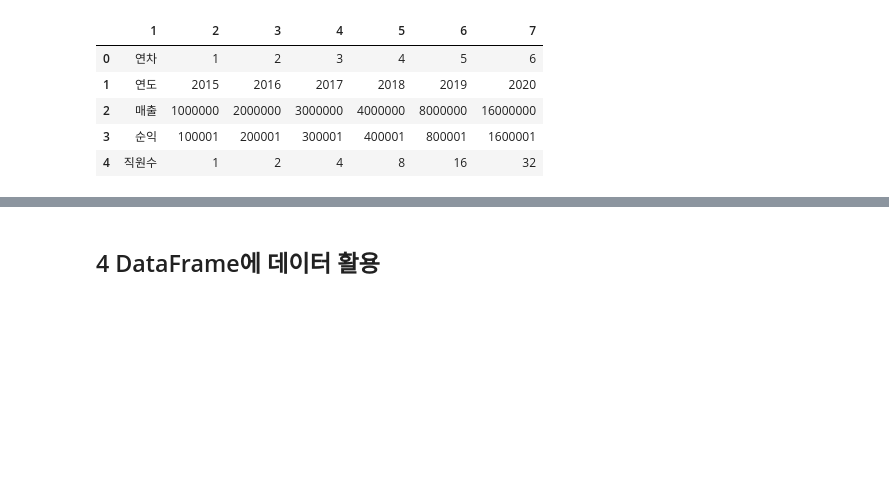
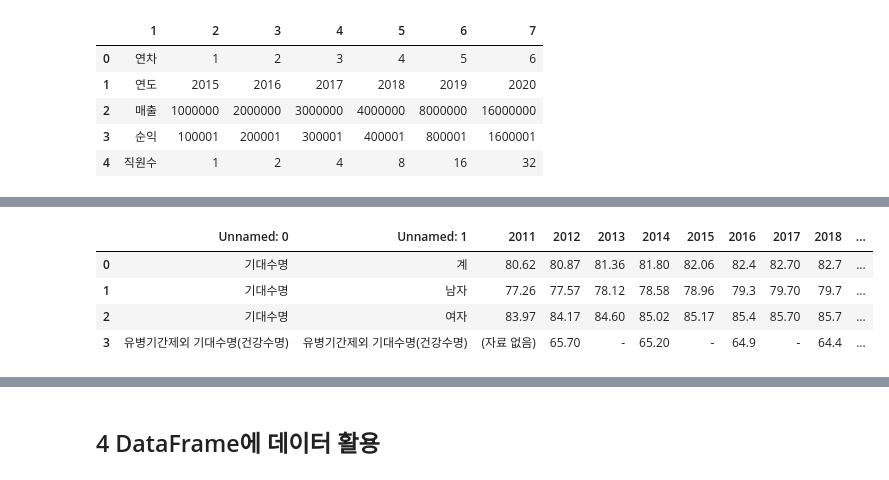
Before and after one commit to 7SH7/data_analysis_python, a Jupyter notebook: pandas_학생용.ipynb, the cells around one changed output, grey strips where cells are left out. Drawn from its saved outputs; the diff is of its cells as text; code cells hidden in the pictures; blank space fills up the shorter version.

```diff
--- a/pandas_학생용.ipynb
+++ b/pandas_학생용.ipynb
@@ -544,0 +1262,8 @@ df = pd.read_html('https://ko.wikipedia.org/wiki/%EB%8C%80%ED%95%9C%EB%AF%BC%EA%
+# %%
+df[1]
+# %% [output]
+|  | Unnamed: 0 | Unnamed: 1 | 2011 | 2012 | 2013 | 2014 | 2015 | 2016 | 2017 | 2018 | ... |
+| 0 | 기대수명 | 계 | 80.62 | 80.87 | 81.36 | 81.80 | 82.06 | 82.4 | 82.70 | 82.7 | ... |
+| 1 | 기대수명 | 남자 | 77.26 | 77.57 | 78.12 | 78.58 | 78.96 | 79.3 | 79.70 | 79.7 | ... |
+| 2 | 기대수명 | 여자 | 83.97 | 84.17 | 84.60 | 85.02 | 85.17 | 85.4 | 85.70 | 85.7 | ... |
+| 3 | 유병기간제외 기대수명(건강수명) | 유병기간제외 기대수명(건강수명) | (자료 없음) | 65.70 | - | 65.20 | - | 64.9 | - | 64.4 | ... |
```
Also changed, not shown: parts of 110 cells of this notebook, 1 other file.
